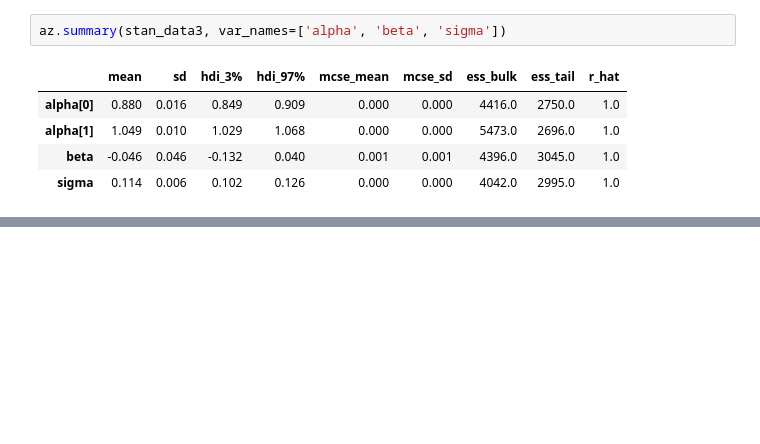
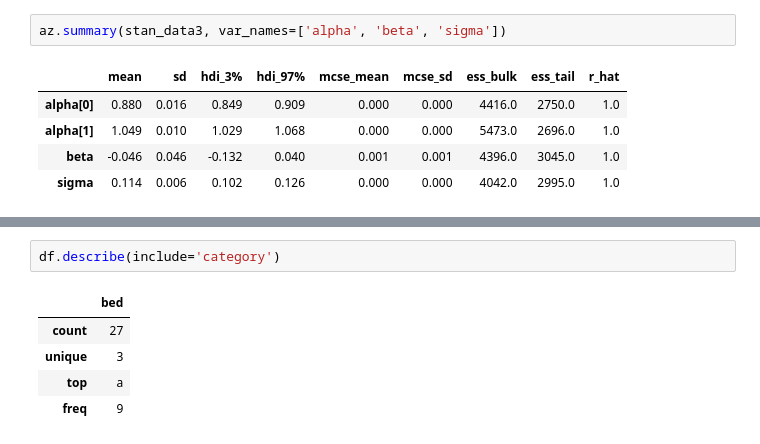
Before and after one commit to rodolphomacedo/statistical_rethinking_pt_BR, a Jupyter notebook: parte_8.ipynb, the cells around one changed output, grey strips where cells are left out. Cells and saved outputs as stored; diff of their text form; blank space fills up the shorter version.

```diff
--- a/parte_8.ipynb
+++ b/parte_8.ipynb
@@ -768,0 +826,8 @@ plt.show()
+# %%
+df.describe(include='category')
+# %% [output]
+|  | bed |
+| count | 27 |
+| unique | 3 |
+| top | a |
+| freq | 9 |
```
Also changed, not shown: parts of 67 cells of this notebook, 1 other file.
